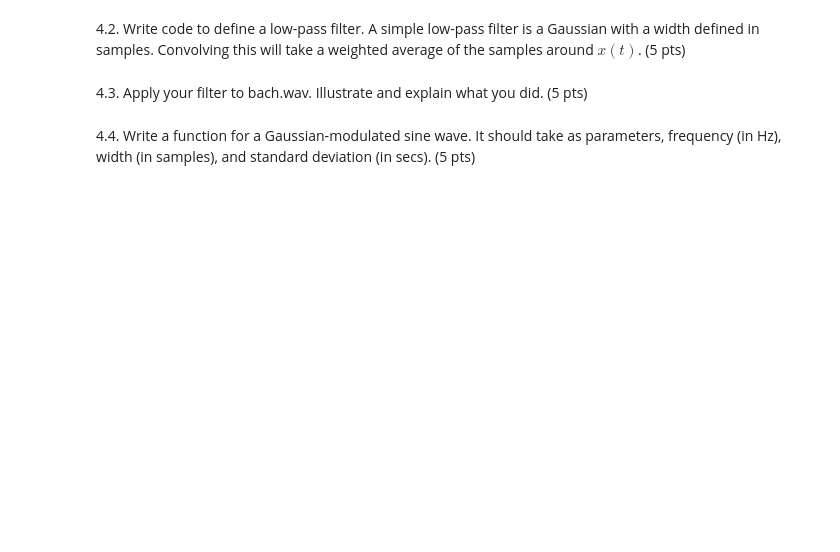
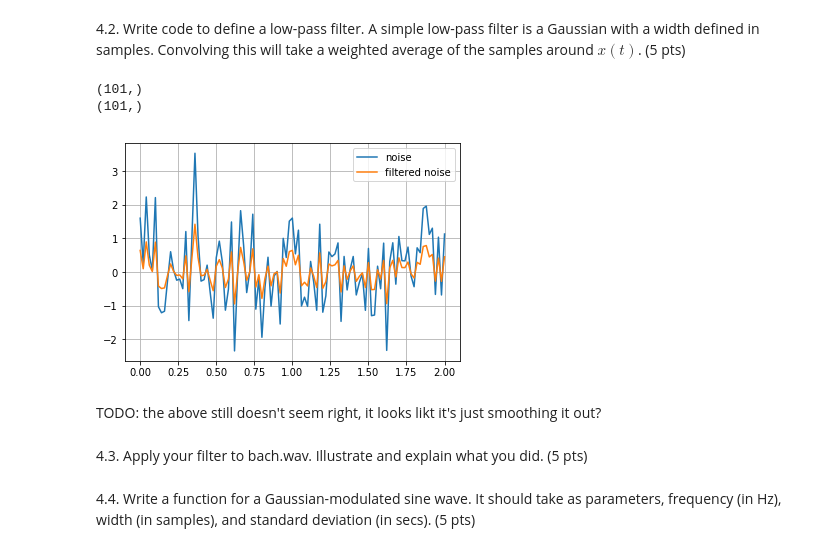
Before and after one commit to brennanmcfarland/computational-perception-class, a Jupyter notebook: CP-A1-bfm21.ipynb, the cells around one changed output. Drawn from its saved outputs; the diff is of its cells as text; code cells hidden in the pictures; blank space fills up the shorter version.

```diff
--- a/CP-A1-bfm21.ipynb
+++ b/CP-A1-bfm21.ipynb
@@ -173,5 +197,23 @@ show_graph()
 # %% [markdown]
 4.2. Write code to define a low-pass filter.  A simple low-pass filter is a Gaussian with a width defined in samples.  Convolving this will take a weighted average of the samples around $x(t)$. (5 pts)
+# %%
+def low_pass_filter(signal, filter_width):
+    lp_filter = gaussian_distribution(0, filter_width**2)(np.zeros(signal.shape))
+    print(signal.shape)
+    print(lp_filter.shape)
+    return discretely_convolve(signal, lp_filter)
+# %%
+noise = noisy_poisson_signal(.1, noise_mean, noise_variance)(np.linspace(0, 2, 101))
+plt.plot(np.linspace(0, 2, 101), noise, label='noise')
+
+plt.plot(np.linspace(0, 2, 101), low_pass_filter(noise, 100), label='filtered noise')
+show_graph()
+# %% [output]
+(101,)
+(101,)
+[figure, added]
+# %% [markdown]
+TODO: the above still doesn't seem right, it looks likt it's just smoothing it out?
 # %% [markdown]
 4.3. Apply your filter to bach.wav.  Illustrate and explain what you did. (5 pts)
 # %% [markdown]
```
Also changed, not shown: parts of 8 cells of this notebook, 1 other file.
